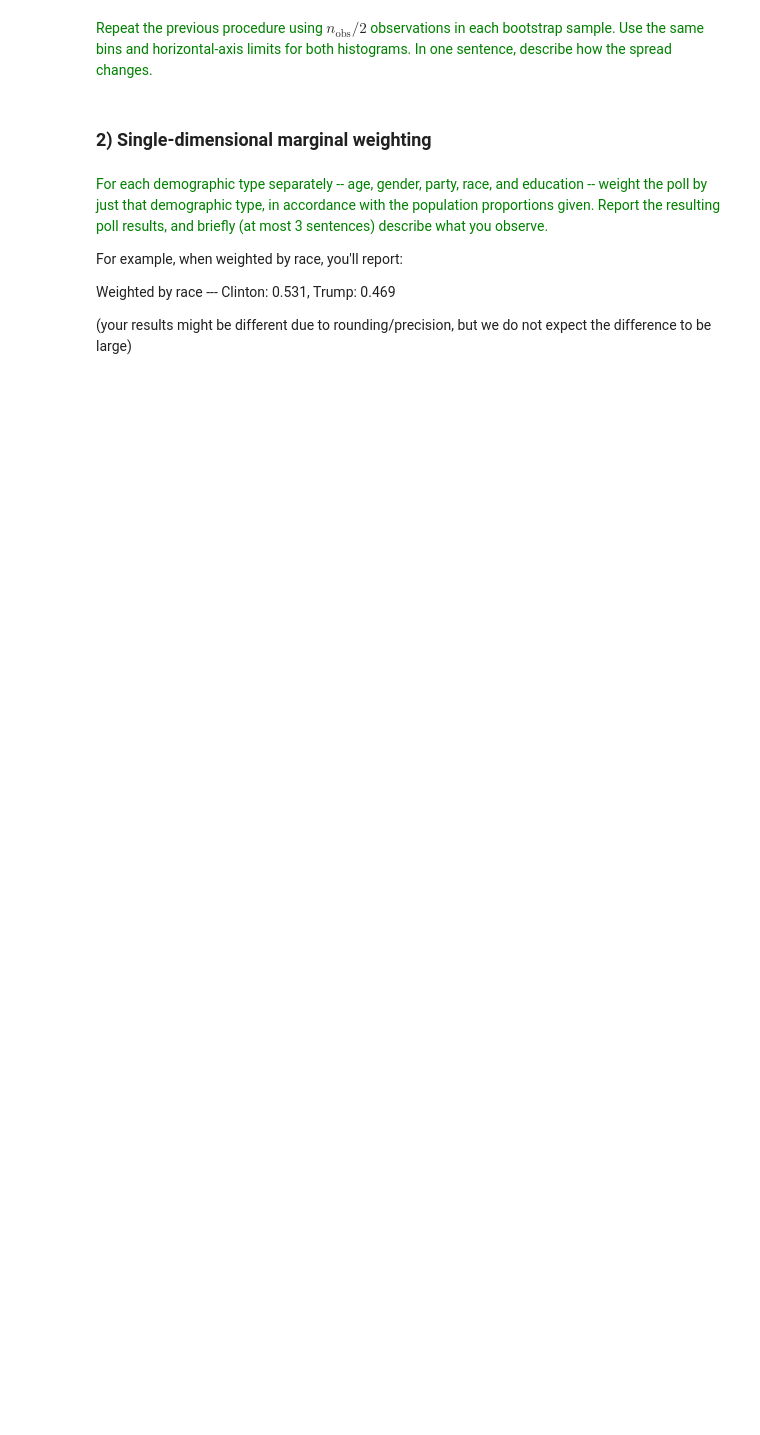
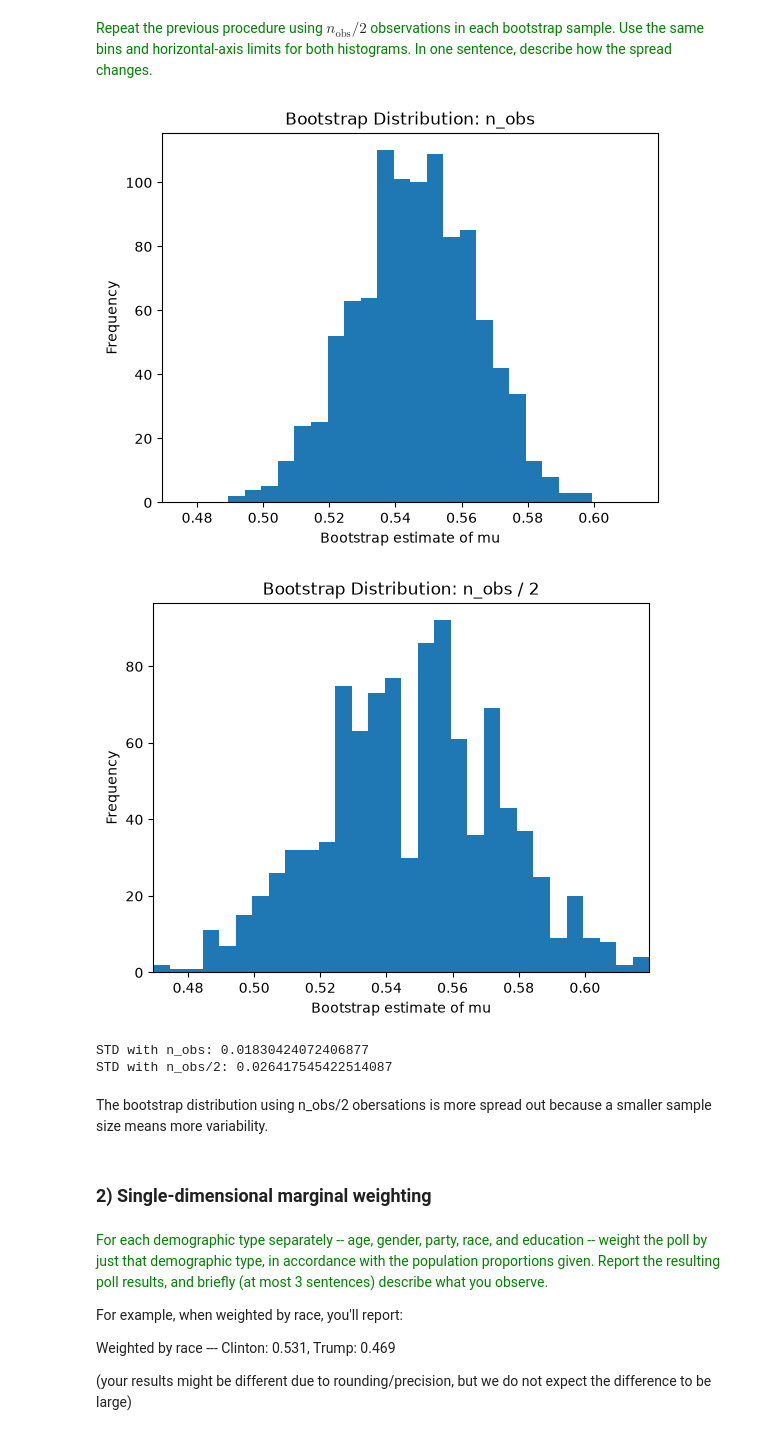
Before and after one commit to aakarsh-g7/Homework-1, a Jupyter notebook: HW1_assignment.ipynb, the cells around one changed output. Cells and saved outputs as stored; diff of their text form; code cells hidden in the pictures; blank space fills up the shorter version.

```diff
--- a/HW1_assignment.ipynb
+++ b/HW1_assignment.ipynb
@@ -349,5 +425,57 @@ You'll notice that some of the groups in the polling data ("refused") do not sho
 # %% [markdown]
 <span style='color: green;'>Repeat the previous procedure using </span>$n_{\mathrm{obs}}/2$<span style='color: green;'> observations in each bootstrap sample. Use the same bins and horizontal-axis limits for both histograms. In one sentence, describe how the spread changes.</span>
+# %%
+# half original sample size
+half_n_obs = n_obs // 2
+
+bootstrap_estimates_half = []
+
+# ChatGPT assisted with loop: ---
+for i in range(1000):
+
+    bootstrap_sample_half = df_two_party.sample(
+        n=half_n_obs,
+        replace=True
+    )
+
+    bootstrap_mu_half = (
+        bootstrap_sample_half["candidate"] == "Hillary Clinton"
+    ).mean()
+
+    bootstrap_estimates_half.append(bootstrap_mu_half)
+# ---
+
+bin_edges = np.linspace(
+    min(min(bootstrap_estimates), min(bootstrap_estimates_half)),
+    max(max(bootstrap_estimates), max(bootstrap_estimates_half)),
+    31
+)
+
+
+x_min = bin_edges[0]
+x_max = bin_edges[-1]
+plt.hist(bootstrap_estimates, bins=bin_edges)
+plt.xlim(x_min, x_max)
+plt.xlabel("Bootstrap estimate of mu")
+plt.ylabel("Frequency")
+plt.title("Bootstrap Distribution: n_obs")
+plt.show()
+plt.hist(bootstrap_estimates_half, bins=bin_edges)
+plt.xlim(x_min, x_max)
+plt.xlabel("Bootstrap estimate of mu")
+plt.ylabel("Frequency")
+plt.title("Bootstrap Distribution: n_obs / 2")
+plt.show()
+
+print("STD with n_obs:", np.std(bootstrap_estimates, ddof=1))
+print("STD with n_obs/2:", np.std(bootstrap_estimates_half, ddof=1))
+# %% [output]
+[figure, added]
+[figure, added]
+STD with n_obs: 0.01830424072406877
+STD with n_obs/2: 0.026417545422514087
+# %% [markdown]
+The bootstrap distribution using n_obs/2 obersations is more spread out because a smaller sample size means more variability.
 # %% [markdown]
 ### 2) Single-dimensional marginal weighting
 # %% [markdown]
```
Also changed, not shown: parts of 9 cells of this notebook.
